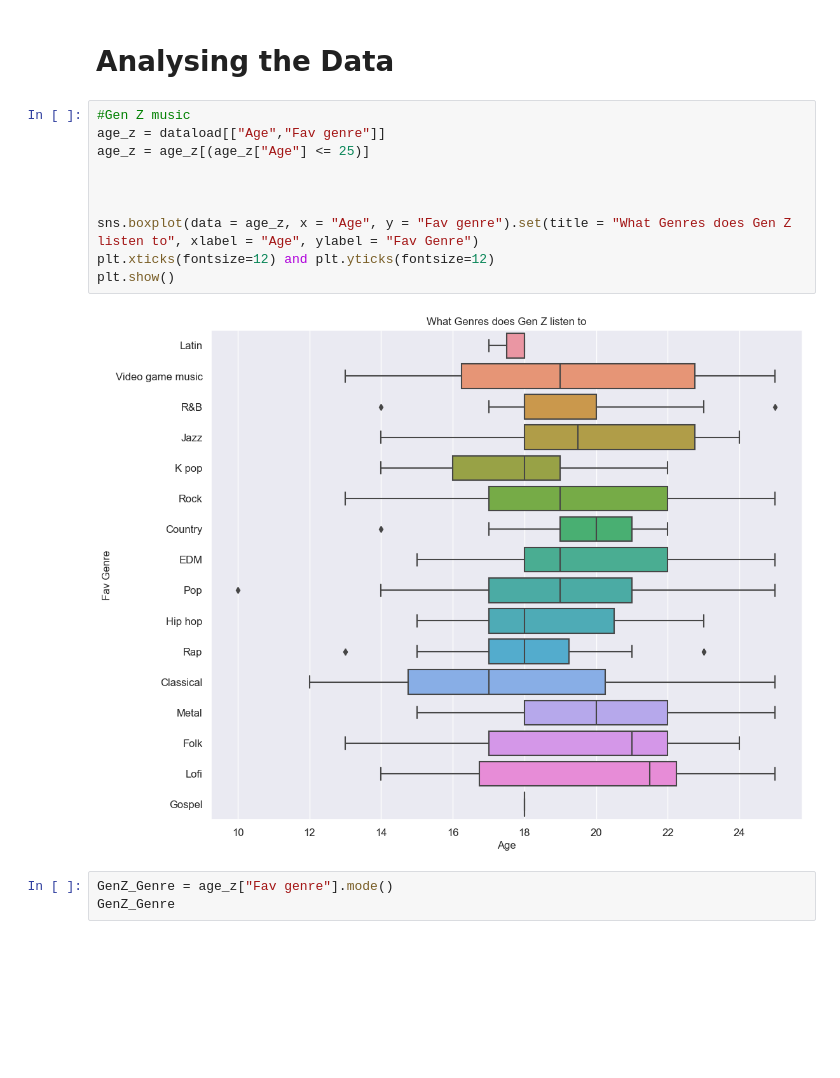
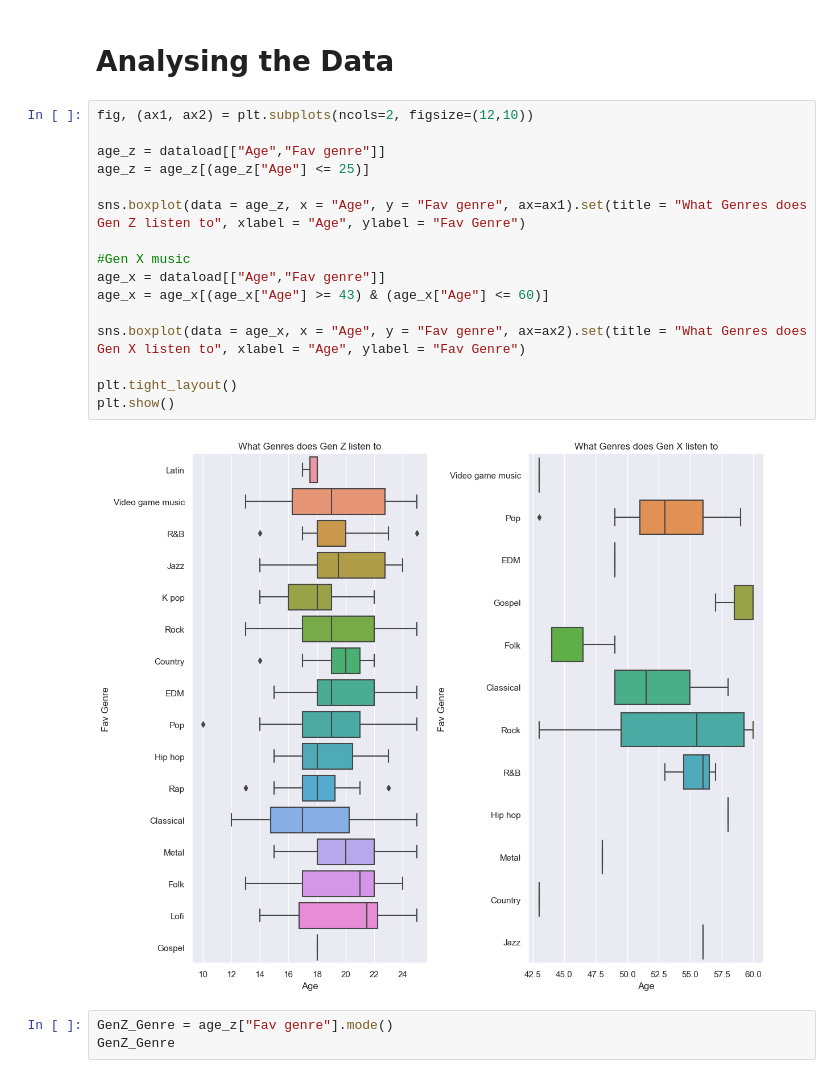
Before and after one commit to ubco-W2022T2-data301/project-group29, a Jupyter notebook: analysis/analysis2.ipynb, the cells around one changed output. Cells and saved outputs as stored; diff of their text form; blank space fills up the shorter version.

```diff
--- a/analysis/analysis2.ipynb
+++ b/analysis/analysis2.ipynb
@@ -84,17 +95,23 @@ Ever since music has become more accessible, different age ranges listen to diff
 # %% [markdown]
 # Analysing the Data
 # %%
-#Gen Z music
+fig, (ax1, ax2) = plt.subplots(ncols=2, figsize=(12,10))
+
 age_z = dataload[["Age","Fav genre"]]
 age_z = age_z[(age_z["Age"] <= 25)]
 
+sns.boxplot(data = age_z, x = "Age", y = "Fav genre", ax=ax1).set(title = "What Genres does Gen Z listen to", xlabel = "Age", ylabel = "Fav Genre")
 
+#Gen X music
+age_x = dataload[["Age","Fav genre"]]
+age_x = age_x[(age_x["Age"] >= 43) & (age_x["Age"] <= 60)]
 
-sns.boxplot(data = age_z, x = "Age", y = "Fav genre").set(title = "What Genres does Gen Z listen to", xlabel = "Age", ylabel = "Fav Genre")
-plt.xticks(fontsize=12) and plt.yticks(fontsize=12)
+sns.boxplot(data = age_x, x = "Age", y = "Fav genre", ax=ax2).set(title = "What Genres does Gen X listen to", xlabel = "Age", ylabel = "Fav Genre")
+
+plt.tight_layout()
 plt.show()
 # %% [output]
-[figure, old version]
+[figure, new version]
 # %%
 GenZ_Genre = age_z["Fav genre"].mode()
 GenZ_Genre
```
Also changed, not shown: parts of 17 cells of this notebook, 1 other file.
